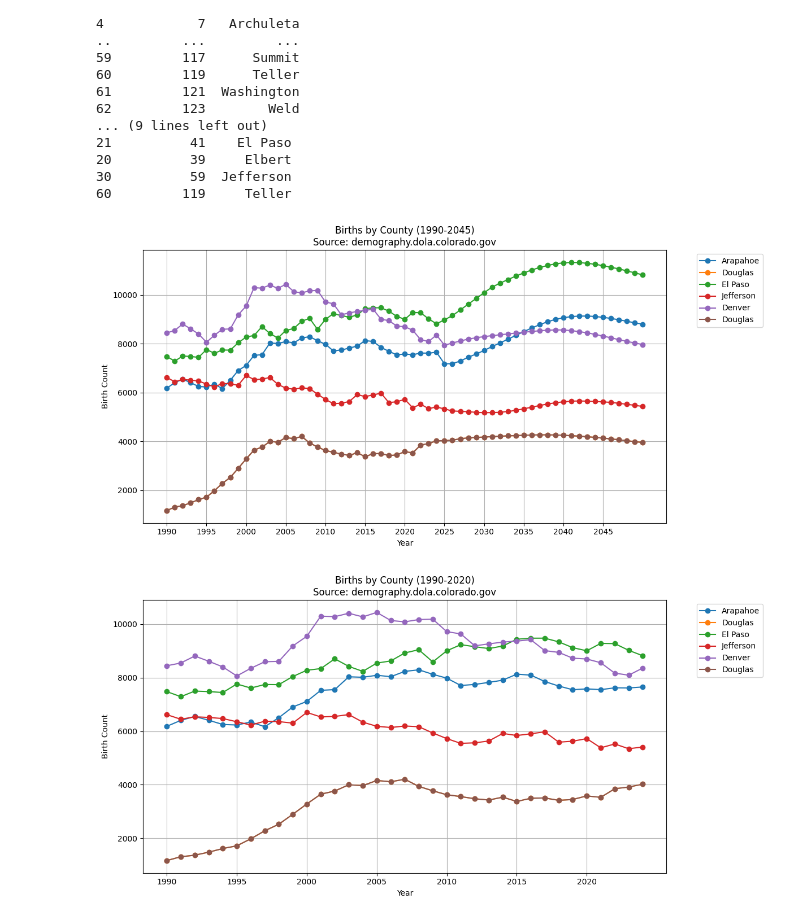
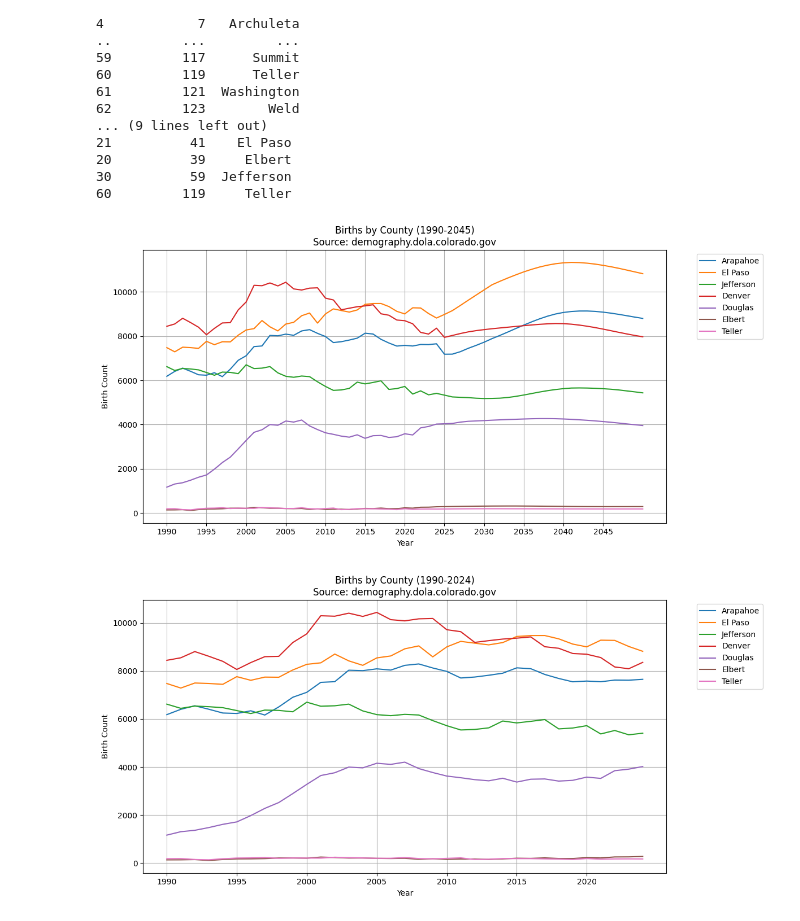
Before and after one commit to DavidNix/dougco-truth, a Jupyter notebook: analysis.ipynb, the cells around one changed output. Drawn from its saved outputs; the diff is of its cells as text; code cells hidden in the pictures.

```diff
--- a/analysis.ipynb
+++ b/analysis.ipynb
@@ -105,44 +105,44 @@ County FIPS codes and their corresponding names:
 60         119     Teller
 # %%
 # Get data for specified counties
-counties = ['Arapahoe', 'Douglas', 'El Paso', 'Jefferson', 'Denver', 'Douglas']
+counties = ['Arapahoe', 'El Paso', 'Jefferson', 'Denver', 'Douglas', 'Elbert', 'Teller']
 county_data = {}
 
 df = pd.read_csv(new_file_path)
 
 for county in counties:
     county_data[county] = df[df['countyname'] == county]
 
 plt.figure(figsize=(12, 6))
 
 # Plot data for each county
 for county in counties:
     county_df = county_data[county]
 
     # Filter data from 1990 onwards
     county_df_1990 = county_df[county_df['year'] >= 1990]
 
     # Plot data with solid line
-    plt.plot(county_df_1990['year'], county_df_1990['births'], marker='o', label=county)
+    plt.plot(county_df_1990['year'], county_df_1990['births'], label=county)
 
 # Customize the plot
 plt.title('Births by County (1990-2045)\nSource: demography.dola.colorado.gov')
 plt.xlabel('Year')
 plt.ylabel('Birth Count')
 plt.xticks(range(1990, 2046, 5))
 plt.legend(bbox_to_anchor=(1.05, 1), loc='upper left')
 plt.grid(True)
 
 # Adjust layout to prevent label cutoff
 plt.tight_layout()
 
 # Display the plot
 plt.show()
 # %% [output]
-[figure, old version]
+[figure, new version]
 # %%
 # Get data for specified counties
-counties = ['Arapahoe', 'Douglas', 'El Paso', 'Jefferson', 'Denver', 'Douglas']
+counties = ['Arapahoe', 'El Paso', 'Jefferson', 'Denver', 'Douglas', 'Elbert', 'Teller']
 county_data = {}
 
 df = pd.read_csv(new_file_path)
@@ -160,13 +160,13 @@ for county in counties:
     county_df_filtered = county_df[(county_df['year'] >= 1990) & (county_df['year'] <= 2024)]
 
     # Plot data with solid line
-    plt.plot(county_df_filtered['year'], county_df_filtered['births'], marker='o', label=county)
+    plt.plot(county_df_filtered['year'], county_df_filtered['births'], label=county)
 
 # Customize the plot
-plt.title('Births by County (1990-2020)\nSource: demography.dola.colorado.gov')
+plt.title('Births by County (1990-2024)\nSource: demography.dola.colorado.gov')
 plt.xlabel('Year')
 plt.ylabel('Birth Count')
-plt.xticks(range(1990, 2021, 5))
+plt.xticks(range(1990, 2024, 5))
 plt.legend(bbox_to_anchor=(1.05, 1), loc='upper left')
 plt.grid(True)
 
@@ -176,4 +176,4 @@ plt.tight_layout()
 # Display the plot
 plt.show()
 # %% [output]
-[figure, old version]
+[figure, new version]
```
Also changed, not shown: 8 other files.
